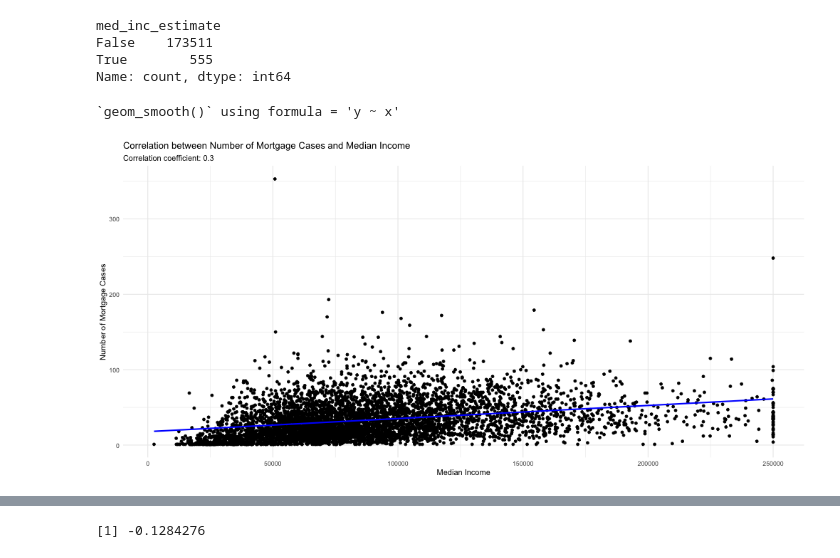
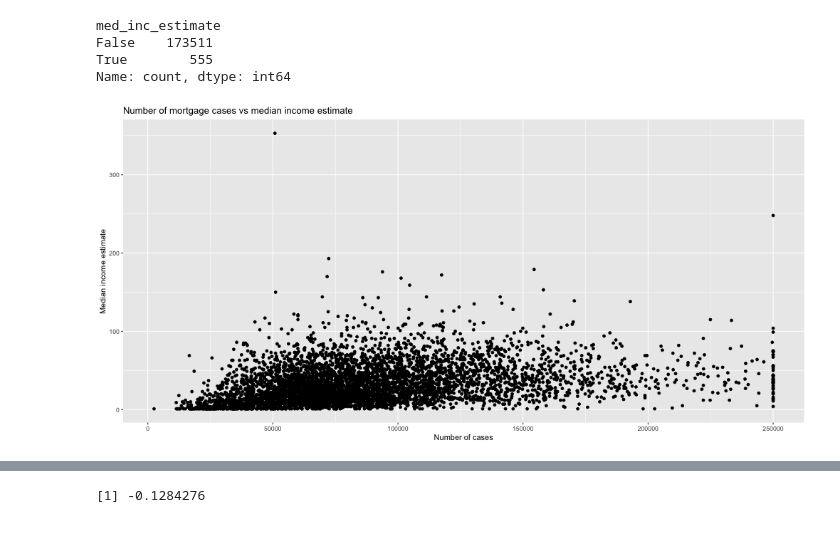
Before and after one commit to data4news-students/connect-to-census-thomastaoli, a Jupyter notebook: scatterplots.ipynb, the cells around one changed output, grey strips where cells are left out. Saved outputs shown, nothing was run; the diff lists cells and outputs as text; code cells hidden in the pictures.

```diff
--- a/scatterplots.ipynb
+++ b/scatterplots.ipynb
@@ -99,20 +110,16 @@ med_inc_estimate
 False    173511
 True        555
 Name: count, dtype: int64
-# %%
-%%R -w 1000
-
-# Ensure median_income is treated as numeric
-summary_data$median_income <- as.numeric(summary_data$median_income)
-
-# Create a scatter plot
-ggplot(summary_data, aes(x = median_income, y = case_count)) +
-  geom_point() +  # Add points
-  theme_minimal() +  # Use a minimal theme
-  labs(x = "Median Income", y = "Number of Mortgage Cases",
-       title = "Correlation between Number of Mortgage Cases and Median Income",
-       subtitle = paste("Correlation coefficient:", round(cor(summary_data$case_count, summary_data$median_income, use = "complete.obs"), 2))) +
-  geom_smooth(method = "lm", se = FALSE, color = "blue")  # Add a linear regression line without the standard error
-# %% [output]
-`geom_smooth()` using formula = 'y ~ x'
-[figure, removed]
+# %%
+%%R -w 1000
+# Draw a scatter plot of the median income estimate and the number of rows per GEOID, drop income estimates that are 0, negative, or NA
+
+df %>%
+    filter(med_inc_estimate > 0) %>%
+    group_by(GEOID) %>%
+    summarise(n = n(), med_inc_estimate = mean(med_inc_estimate)) %>%
+    ggplot(aes(med_inc_estimate, n)) +
+        geom_point() +
+        labs(title = 'Number of mortgage cases vs median income estimate', x = 'Number of cases', y = 'Median income estimate')
+# %% [output]
+[figure, added]
```
Also changed, not shown: parts of 4 cells of this notebook, 1 other file.
